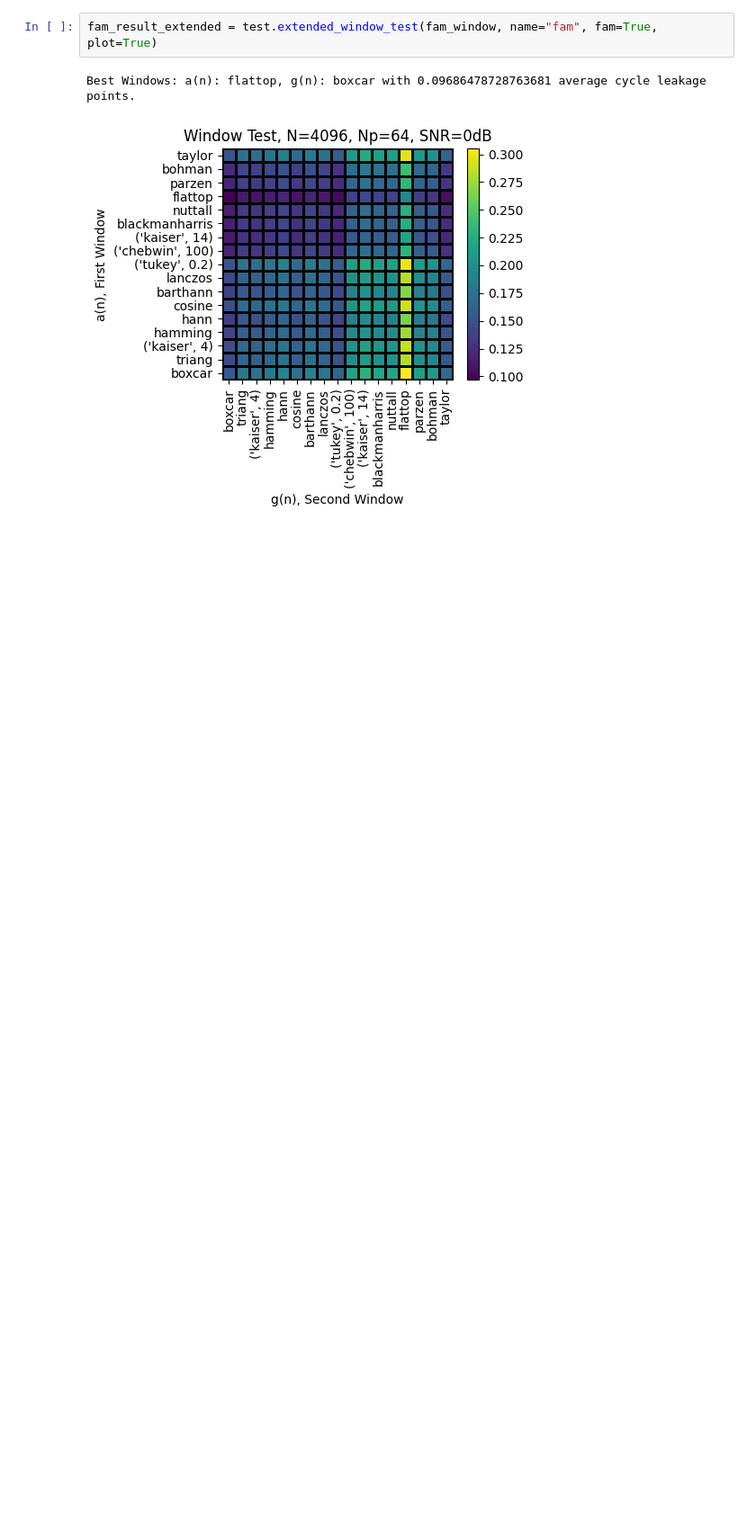
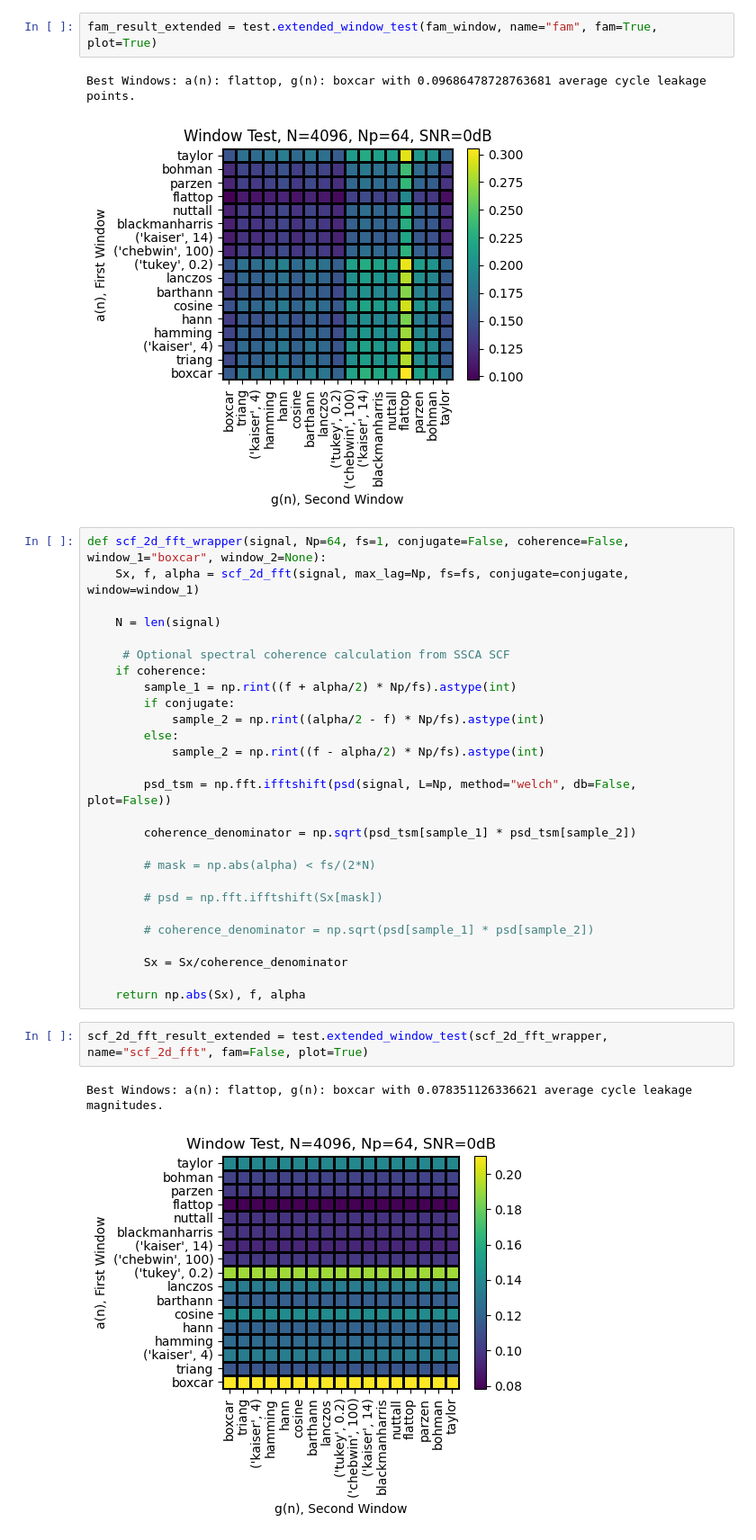
Before and after one commit to SuperStupidness/Spectral_Correlation_Estimation_Test, a Jupyter notebook: cycle_leakage_test_example.ipynb, the cells around one changed output. Shown at 90% size. Saved outputs shown, nothing was run; the diff lists cells and outputs as text; blank space fills up the shorter version.

```diff
--- a/cycle_leakage_test_example.ipynb
+++ b/cycle_leakage_test_example.ipynb
@@ -193,3 +215,35 @@ fam_result_extended = test.extended_window_test(fam_window, name="fam", fam=True
 # %% [output]
 Best Windows: a(n): flattop, g(n): boxcar with 0.09686478728763681 average cycle leakage points.
 [figure]
+# %%
+def scf_2d_fft_wrapper(signal, Np=64, fs=1, conjugate=False, coherence=False, window_1="boxcar", window_2=None):
+    Sx, f, alpha = scf_2d_fft(signal, max_lag=Np, fs=fs, conjugate=conjugate, window=window_1)
+
+    N = len(signal)
+
+     # Optional spectral coherence calculation from SSCA SCF
+    if coherence:
+        sample_1 = np.rint((f + alpha/2) * Np/fs).astype(int)
+        if conjugate:
+            sample_2 = np.rint((alpha/2 - f) * Np/fs).astype(int)
+        else:
+            sample_2 = np.rint((f - alpha/2) * Np/fs).astype(int)
+
+        psd_tsm = np.fft.ifftshift(psd(signal, L=Np, method="welch", db=False, plot=False))
+
+        coherence_denominator = np.sqrt(psd_tsm[sample_1] * psd_tsm[sample_2])
+
+        # mask = np.abs(alpha) < fs/(2*N)
+
+        # psd = np.fft.ifftshift(Sx[mask])
+
+        # coherence_denominator = np.sqrt(psd[sample_1] * psd[sample_2])
+
+        Sx = Sx/coherence_denominator
+
+    return np.abs(Sx), f, alpha
+# %%
+scf_2d_fft_result_extended = test.extended_window_test(scf_2d_fft_wrapper, name="scf_2d_fft", fam=False, plot=True)
+# %% [output]
+Best Windows: a(n): flattop, g(n): boxcar with 0.078351126336621 average cycle leakage magnitudes.
+[figure, added]
```
Also changed, not shown: parts of 6 cells of this notebook, 8 other files.
